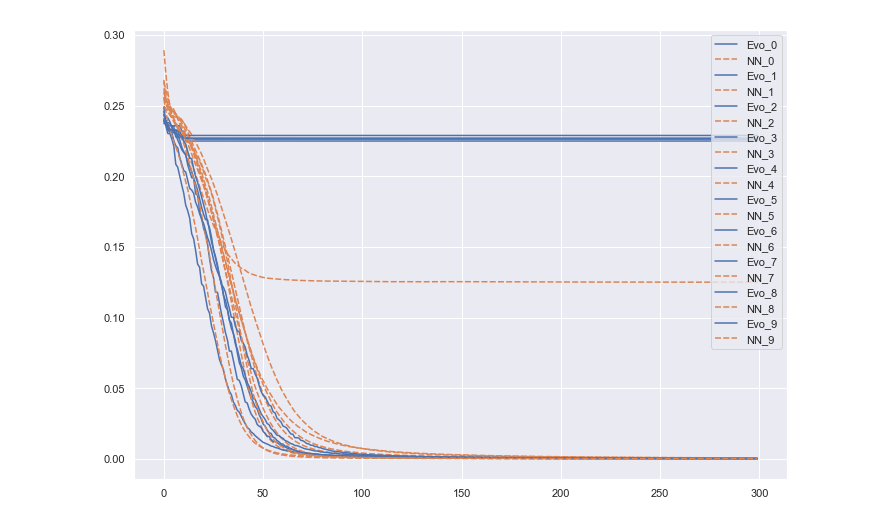
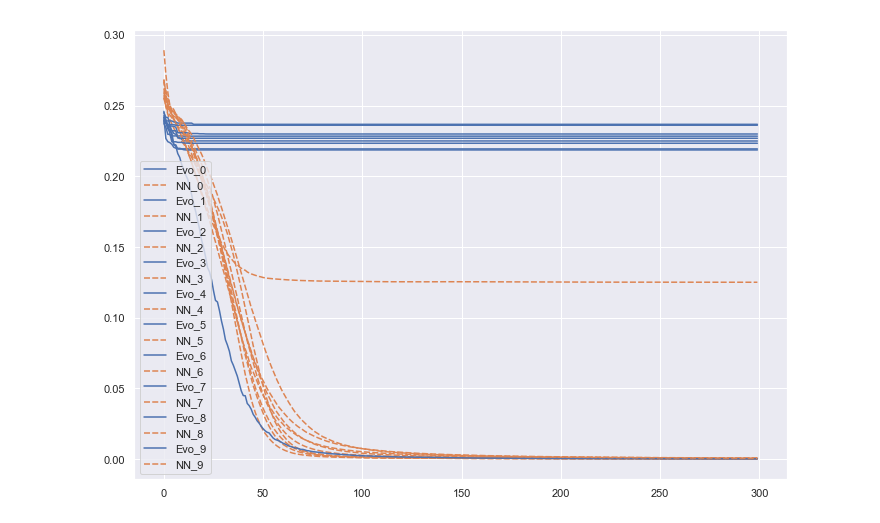
Before and after one commit to alvations/boredom, a Jupyter notebook: evo-nets/Evolution.ipynb, the cells around one changed output. Drawn from its saved outputs; the diff is of its cells as text; code cells hidden in the pictures.

Commit message:
killing babies

```diff
--- a/evo-nets/Evolution.ipynb
+++ b/evo-nets/Evolution.ipynb
@@ -77,7 +78,7 @@ from torch import tensor
 from torch.nn import Sequential, Linear, Sigmoid, MSELoss, ReLU
 from torch.optim import Adam
 
-def run_evo():
+def run_evo(kill_bad_babies=False):
 
     X = tensor([[0,0], [0,1], [1,0], [1,1]]).float()
     Y = tensor([[0],[1],[1],[0]]).float()
@@ -109,7 +110,7 @@ def run_evo():
         return {'model': model,
                 'optim': Adam(model.parameters(), lr=lr),
                 'generation': 0,
-                'loss': None
+                'loss': None, 'g_loss': None
                }
 
     # Initialize the optimizer.
@@ -131,11 +132,12 @@ def run_evo():
             network['optim'].zero_grad()
             pred = network['model'](X)            # Fowards.
             network['loss'] = criterion(pred, Y)  # Loss.
+            network['g_loss'] = network['loss']  * (_g+1)
 
         # Only the fittest (i.e. lowest loss) survive
         # at pre-defined survival rate.
         num_survivors = max(1, int(survival_rate*population))
-        fittest = sorted(fittest, key=lambda n: n['loss'])[:num_survivors]
+        fittest = sorted(fittest, key=lambda n: n['g_loss'])[:num_survivors]
 
         # Populate the rest of the generation with offsprings of the fittest.
         for mating_pairs in get_random_pairs(fittest):
@@ -179,7 +181,8 @@ def run_evo():
                 fittest.append({'model': baby_model,
                                 'optim': baby_optim,
                                 'generation':_g,
-                                'loss':_loss}
+                                'loss':_loss,
+                                 'g_loss': _loss * (_g+1)}
                                )
 
 
@@ -191,19 +194,27 @@ def run_evo():
             if network['loss'] < current_loss:
                 current_loss = network['loss']
 
+
+        if kill_bad_babies:
+            if evo_losses and current_loss < evo_losses[-1]:
+                # Kill all the babies.
+                fittest = fittest[:num_survivors]
+
         evo_losses.append(float(current_loss))
 
+    fittest = sorted(fittest, key=lambda n: n['g_loss'])
+    #print(_g, [net['generation'] for net in fittest])
 
-    fittest = sorted(fittest, key=lambda n: n['loss'])
-    return evo_losses
+    return evo_losses, fittest
 # %%
 fig, ax = plt.subplots()
 fig.set_size_inches(11.7, 8.27)
 
 for i in range(10):
     losses = run_nn()
-    evo_losses = run_evo()
+    evo_losses, fittest = run_evo()
+    ##print([net['generation'] for net in fittest])
     ax = sns.lineplot(data=pd.DataFrame({f"Evo_{i}":pd.Series(evo_losses),
                                          f"NN_{i}":pd.Series(losses)}))
 # %% [output]
-[figure, old version]
+[figure, new version]
```
Also changed, not shown: parts of 2 cells of this notebook.
